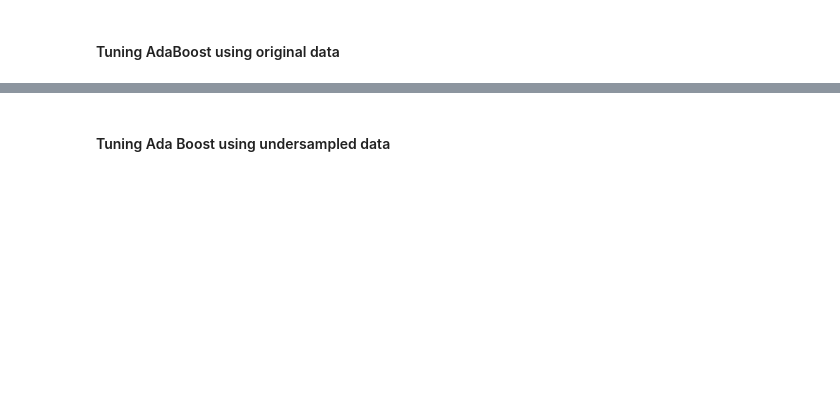
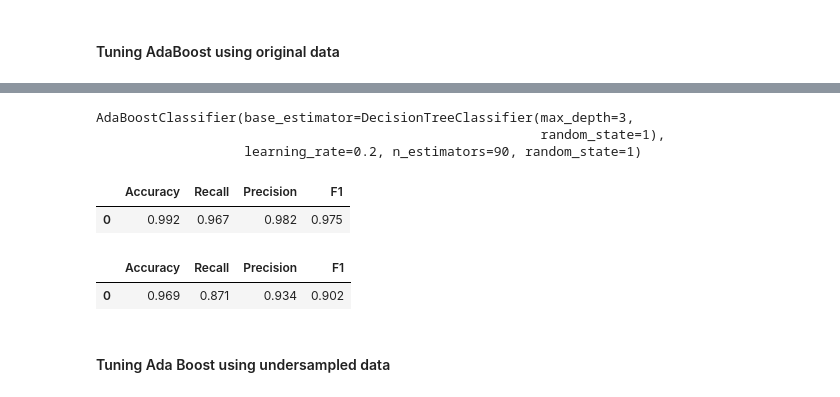
Before and after one commit to aimlalchemists/credit-card-users-churn-prediction, a Jupyter notebook: Credit_Card_Users_Churn_Prediction.ipynb, the cells around one changed output, grey strips where cells are left out. Cells and saved outputs as stored; diff of their text form; code cells hidden in the pictures; blank space fills up the shorter version.

```diff
--- a/Credit_Card_Users_Churn_Prediction.ipynb
+++ b/Credit_Card_Users_Churn_Prediction.ipynb
@@ -1602,17 +1598,36 @@ KeyboardInterrupt:
 # %%
-# Creating new pipeline with best parameters
-tuned_adb = AdaBoostClassifier( random_state=___,
-    n_estimators= _______, learning_rate= _______, base_estimator= DecisionTreeClassifier(max_depth=_______, random_state=1)
-) ## Complete the code with the best parameters obtained from tuning
+# Initialize the AdaBoost classifier with specific parameters
+tuned_adb_od = AdaBoostClassifier(
+    random_state=1,  # Ensures reproducibility of results
+    n_estimators=90,  # Number of boosting stages to be run
+    learning_rate=0.2,  # Learning rate shrinks the contribution of each classifier
+    base_estimator=DecisionTreeClassifier(max_depth=3, random_state=1),  # Base estimator is a decision tree with max depth of 3
+)
 
-tuned_ada.'_______' ## Complete the code to fit the model on original data
+# Fit the model to the training data
+tuned_adb_od.fit(X_train, y_train)
+# %% [output]
+AdaBoostClassifier(base_estimator=DecisionTreeClassifier(max_depth=3,
+                                                         random_state=1),
+                   learning_rate=0.2, n_estimators=90, random_state=1)
 # %%
-adb_train = model_performance_classification_sklearn(tuned_adb, ______, _____) ## Complete the code to check the performance on training set
-adb_train
+# Evaluate the performance of the tuned AdaBoost classifier on the training data
+adb_od_train = model_performance_classification_sklearn(tuned_adb_od, X_train, y_train)
+
+# Display the performance metrics
+adb_od_train
+# %% [output]
+|  | Accuracy | Recall | Precision | F1 |
+| 0 | 0.992 | 0.967 | 0.982 | 0.975 |
 # %%
-# Checking model's performance on validation set
-adb_val =  model_performance_classification_sklearn(tuned_adb, ______, _____) ## Complete the code to check the performance on validation set
-adb_val
+# Evaluate the performance of the tuned AdaBoost classifier on the validation data
+adb_od_val = model_performance_classification_sklearn(tuned_adb_od,  X_val, y_val)
+
+# Display the performance metrics
+adb_od_val
+# %% [output]
+|  | Accuracy | Recall | Precision | F1 |
+| 0 | 0.969 | 0.871 | 0.934 | 0.902 |
 # %% [markdown]
 #### Tuning Ada Boost using undersampled data
 # %%
```
Also changed, not shown: parts of 38 cells of this notebook.
